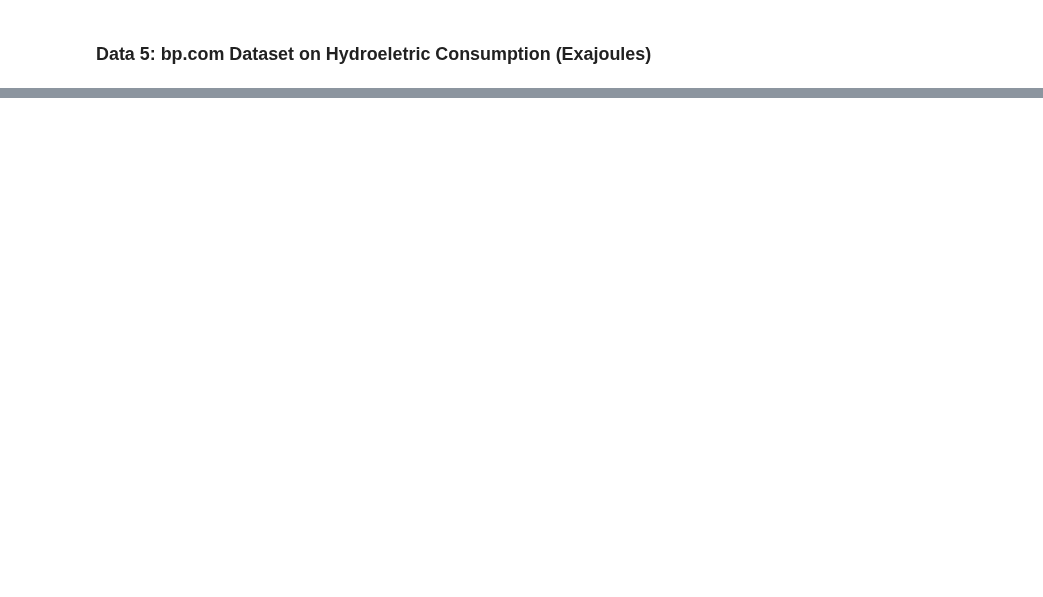
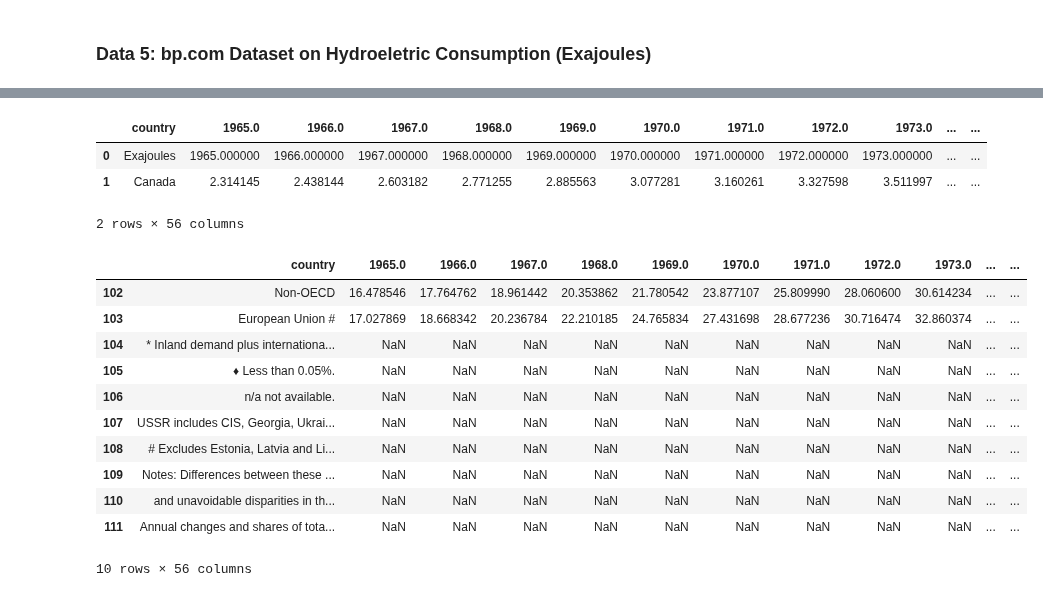
Before and after one commit to yuyhong23/One-Hot_Future, a Jupyter notebook: data_cleaning_part2.ipynb, the cells around one changed output, grey strips where cells are left out. Drawn from its saved outputs; the diff is of its cells as text; code cells hidden in the pictures; blank space fills up the shorter version.

Commit message:
Made some progress in cleaning the nonrenewable energy types.

```diff
--- a/data_cleaning_part2.ipynb
+++ b/data_cleaning_part2.ipynb
@@ -114,0 +272,50 @@ display(hydroelec_df.tail(5))
+# %%
+# Select wanted columns
+oil_df = oil_df[columns]
+gas_df = gas_df[columns]
+coal_df = coal_df[columns]
+nuclear_energy_df = nuclear_energy_df[columns]
+hydroelec_df = hydroelec_df[columns]
+
+# Rename the first and 2019_year column
+oil_df = oil_df.rename(columns={oil_df.columns[0]: "country", oil_df.columns[55]: 2019.0})
+gas_df = gas_df.rename(columns={gas_df.columns[0]: "country", gas_df.columns[55]: 2019.0})
+coal_df = coal_df.rename(columns={coal_df.columns[0]: "country", coal_df.columns[55]: 2019.0})
+nuclear_energy_df = nuclear_energy_df.rename(columns={nuclear_energy_df.columns[0]: "country", nuclear_energy_df.columns[55]: 2019.0})
+hydroelec_df = hydroelec_df.rename(columns={hydroelec_df.columns[0]: "country", hydroelec_df.columns[55]: 2019.0})
+
+# Dropping nan
+oil_df = oil_df.dropna(how="all")
+oil_df = oil_df.reset_index(drop=True)
+
+gas_df = gas_df.dropna(how="all")
+gas_df = gas_df.reset_index(drop=True)
+
+coal_df = coal_df.dropna(how="all")
+coal_df = coal_df.reset_index(drop=True)
+
+nuclear_energy_df = nuclear_energy_df.dropna(how="all")
+nuclear_energy_df = nuclear_energy_df.reset_index(drop=True)
+
+hydroelec_df = hydroelec_df.dropna(how="all")
+hydroelec_df = hydroelec_df.reset_index(drop=True)
+# %%
+display(oil_df.head(2))
+display(oil_df.tail(10))
+# %% [output]
+|  | country | 1965.0 | 1966.0 | 1967.0 | 1968.0 | 1969.0 | 1970.0 | 1971.0 | 1972.0 | 1973.0 | ... | ... |
+| 0 | Exajoules | 1965.000000 | 1966.000000 | 1967.000000 | 1968.000000 | 1969.000000 | 1970.000000 | 1971.000000 | 1972.000000 | 1973.000000 | ... | ... |
+| 1 | Canada | 2.314145 | 2.438144 | 2.603182 | 2.771255 | 2.885563 | 3.077281 | 3.160261 | 3.327598 | 3.511997 | ... | ... |
+2 rows × 56 columns
+|  | country | 1965.0 | 1966.0 | 1967.0 | 1968.0 | 1969.0 | 1970.0 | 1971.0 | 1972.0 | 1973.0 | ... | ... |
+| 102 | Non-OECD | 16.478546 | 17.764762 | 18.961442 | 20.353862 | 21.780542 | 23.877107 | 25.809990 | 28.060600 | 30.614234 | ... | ... |
+| 103 | European Union # | 17.027869 | 18.668342 | 20.236784 | 22.210185 | 24.765834 | 27.431698 | 28.677236 | 30.716474 | 32.860374 | ... | ... |
+| 104 | * Inland demand plus internationa... | NaN | NaN | NaN | NaN | NaN | NaN | NaN | NaN | NaN | ... | ... |
+| 105 | ♦ Less than 0.05%. | NaN | NaN | NaN | NaN | NaN | NaN | NaN | NaN | NaN | ... | ... |
+| 106 | n/a not available. | NaN | NaN | NaN | NaN | NaN | NaN | NaN | NaN | NaN | ... | ... |
+| 107 | USSR includes CIS, Georgia, Ukrai... | NaN | NaN | NaN | NaN | NaN | NaN | NaN | NaN | NaN | ... | ... |
+| 108 | # Excludes Estonia, Latvia and Li... | NaN | NaN | NaN | NaN | NaN | NaN | NaN | NaN | NaN | ... | ... |
+| 109 | Notes: Differences between these ... | NaN | NaN | NaN | NaN | NaN | NaN | NaN | NaN | NaN | ... | ... |
+| 110 | and unavoidable disparities in th... | NaN | NaN | NaN | NaN | NaN | NaN | NaN | NaN | NaN | ... | ... |
+| 111 | Annual changes and shares of tota... | NaN | NaN | NaN | NaN | NaN | NaN | NaN | NaN | NaN | ... | ... |
+10 rows × 56 columns
```
Also changed, not shown: parts of 16 cells of this notebook, 1 other file.
